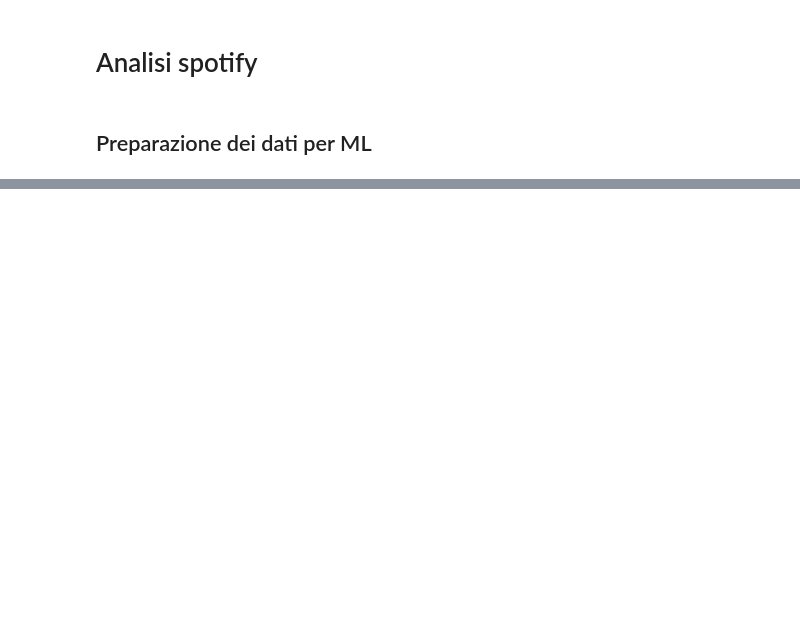
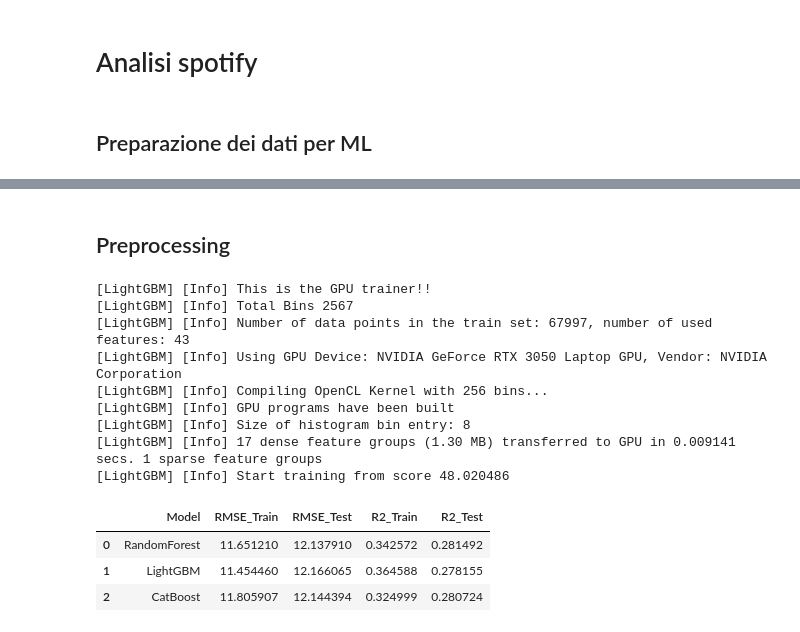
Before and after one commit to Luddachan/RepoSpotify_AnnaAntoRosy, a Jupyter notebook: spotify_ml.ipynb, the cells around one changed output, grey strips where cells are left out. Saved outputs shown, nothing was run; the diff lists cells and outputs as text; code cells hidden in the pictures; blank space fills up the shorter version.

```diff
--- a/spotify_ml.ipynb
+++ b/spotify_ml.ipynb
@@ -106,6 +26,0 @@ Dimensione X_test preprocessato (dopo FE): (17000, 38)
-# %%
-# 7. Addestramento del modello
-print("\nInizio addestramento di RandomForestRegressor con nuove features...")
-model = RandomForestRegressor(n_estimators=100, random_state=42, n_jobs=-1)
-model.fit(X_train_proc, y_train)
-print("Addestramento completato.")
@@ -168,0 +67,2 @@ print(top_10_features)
+# %% [markdown]
+## Preprocessing
@@ -168,0 +106,39 @@ print(top_10_features)
+# %%
+# %%
+# =====================================
+# --- ADDDESTRAMENTO MODELLI BASE ---
+# =====================================
+preds_train = {}
+preds_test = {}
+results = []
+
+for name, model in tqdm(models.items(), desc="Addestramento modelli", unit="modello"):
+    model.fit(X_train_pre, y_train)
+    pred_train = model.predict(X_train_pre)
+    pred_test  = model.predict(X_test_pre)
+
+    rmse_train = np.sqrt(mean_squared_error(y_train, pred_train))
+    rmse_test  = np.sqrt(mean_squared_error(y_test, pred_test))
+    r2_train = r2_score(y_train, pred_train)
+    r2_test = r2_score(y_test, pred_test)
+
+    preds_train[name] = pred_train
+    preds_test[name] = pred_test
+    results.append([name, rmse_train, rmse_test, r2_train, r2_test])
+
+results_df = pd.DataFrame(results, columns=['Model','RMSE_Train','RMSE_Test','R2_Train','R2_Test'])
+display(results_df)
+# %% [output]
+[LightGBM] [Info] This is the GPU trainer!!
+[LightGBM] [Info] Total Bins 2567
+[LightGBM] [Info] Number of data points in the train set: 67997, number of used features: 43
+[LightGBM] [Info] Using GPU Device: NVIDIA GeForce RTX 3050 Laptop GPU, Vendor: NVIDIA Corporation
+[LightGBM] [Info] Compiling OpenCL Kernel with 256 bins...
+[LightGBM] [Info] GPU programs have been built
+[LightGBM] [Info] Size of histogram bin entry: 8
+[LightGBM] [Info] 17 dense feature groups (1.30 MB) transferred to GPU in 0.009141 secs. 1 sparse feature groups
+[LightGBM] [Info] Start training from score 48.020486
+|  | Model | RMSE_Train | RMSE_Test | R2_Train | R2_Test |
+| 0 | RandomForest | 11.651210 | 12.137910 | 0.342572 | 0.281492 |
+| 1 | LightGBM | 11.454460 | 12.166065 | 0.364588 | 0.278155 |
+| 2 | CatBoost | 11.805907 | 12.144394 | 0.324999 | 0.280724 |
```
Also changed, not shown: parts of 20 cells of this notebook, 15 other files.
